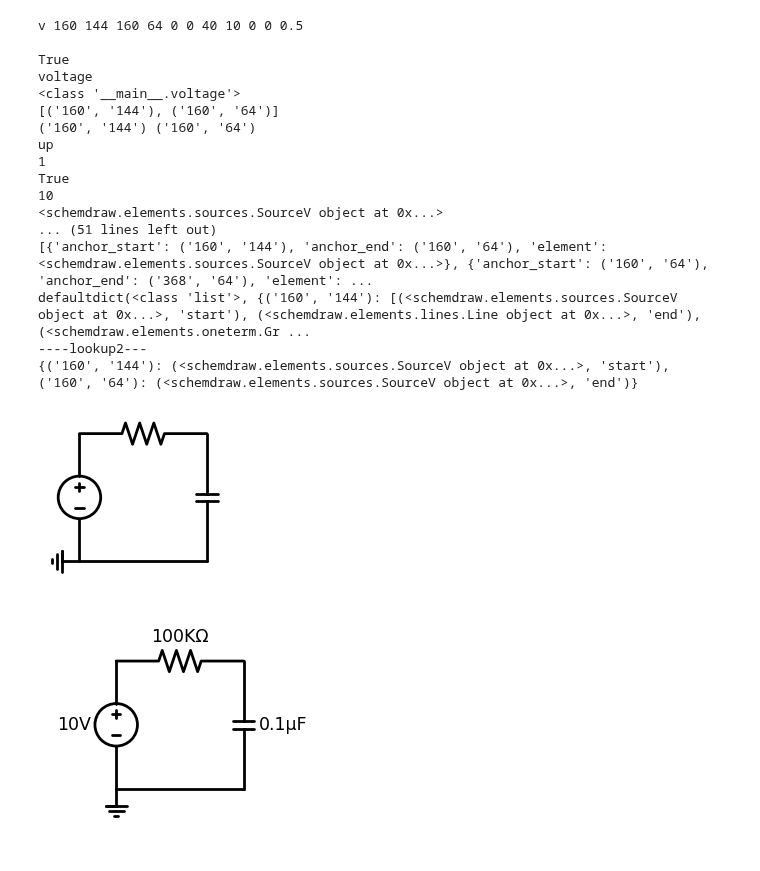
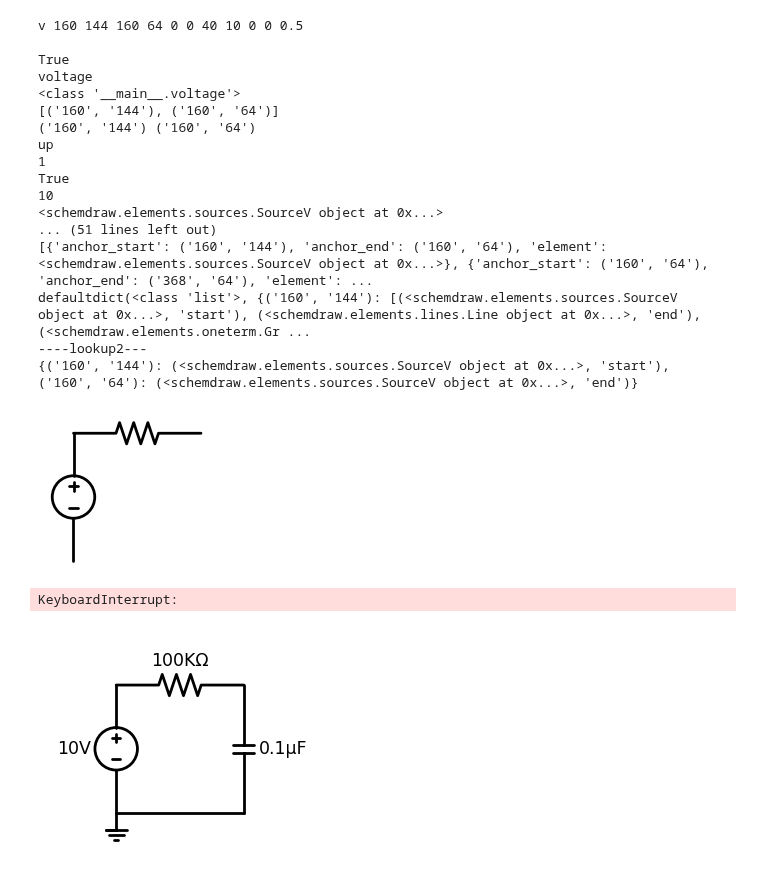
Before and after one commit to raspberrypisig/circuitjs2schemdraw, a Jupyter notebook: main.ipynb, the cells around one changed output. Drawn from its saved outputs; the diff is of its cells as text; code cells hidden in the pictures.

```diff
--- a/main.ipynb
+++ b/main.ipynb
@@ -284,44 +284,72 @@ print(component_list)
 print(element_list)
 print(lookup)
 
-first_element = element_list[0]
-anchor_start = first_element['anchor_start']
-anchor_end = first_element['anchor_end']
-lookup2 = {}
-lookup2[anchor_start] = (first_element['element'], 'start')
-lookup2[anchor_end] = (first_element['element'], 'end')
-print("----lookup2---")
-print(lookup2)
+
 #i=0
 #while i<len(element_list):
 
 
 
 import schemdraw
 import schemdraw.elements as elm
 
+
 with schemdraw.Drawing() as d:
-    for c in component_list:
-        d += c
+    first_element = element_list[0]
+    anchor_start = first_element['anchor_start']
+    anchor_end = first_element['anchor_end']
+    lookup2 = {}
+    lookup2[anchor_start] = (first_element['element'], 'start')
+    lookup2[anchor_end] = (first_element['element'], 'end')
+    print("----lookup2---")
+    print(lookup2)
+
+    d += first_element['element']
+    i = 1
+    current = anchor_end
+
+    while i < len(element_list):
+        element = element_list[i]
+        anchor_start = element['anchor_start']
+        anchor_end = element['anchor_end']
+        e = element['element']
+
+        if anchor_start in lookup2:
+            f,g = lookup2[anchor_start]
+            d += e.at(getattr(f, g))
+            i = i + 1
+
+
+        elif anchor_end in lookup2:
+            f,g = lookup2[anchor_end]
+            d += e.at(getattr(f, g))
+            i = i + 1
+
+        else:
+            pass
+#with schemdraw.Drawing() as d:
+#    for c in component_list:
+#        d += c
 # %% [output]
 v 160 144 160 64 0 0 40 10 0 0 0.5
 
 True
 voltage
 <class '__main__.voltage'>
 [('160', '144'), ('160', '64')]
 ('160', '144') ('160', '64')
 up
 1
 True
 10
 <schemdraw.elements.sources.SourceV object at 0x...>
 ... (51 lines left out)
 [{'anchor_start': ('160', '144'), 'anchor_end': ('160', '64'), 'element': <schemdraw.elements.sources.SourceV object at 0x...>}, {'anchor_start': ('160', '64'), 'anchor_end': ('368', '64'), 'element': ...
 defaultdict(<class 'list'>, {('160', '144'): [(<schemdraw.elements.sources.SourceV object at 0x...>, 'start'), (<schemdraw.elements.lines.Line object at 0x...>, 'end'), (<schemdraw.elements.oneterm.Gr ...
 ----lookup2---
 {('160', '144'): (<schemdraw.elements.sources.SourceV object at 0x...>, 'start'), ('160', '64'): (<schemdraw.elements.sources.SourceV object at 0x...>, 'end')}
-[figure, old version]
+[figure, new version]
+KeyboardInterrupt:
 # %%
 %matplotlib inline
 %config InlineBackend.figure_format = 'svg'
```
